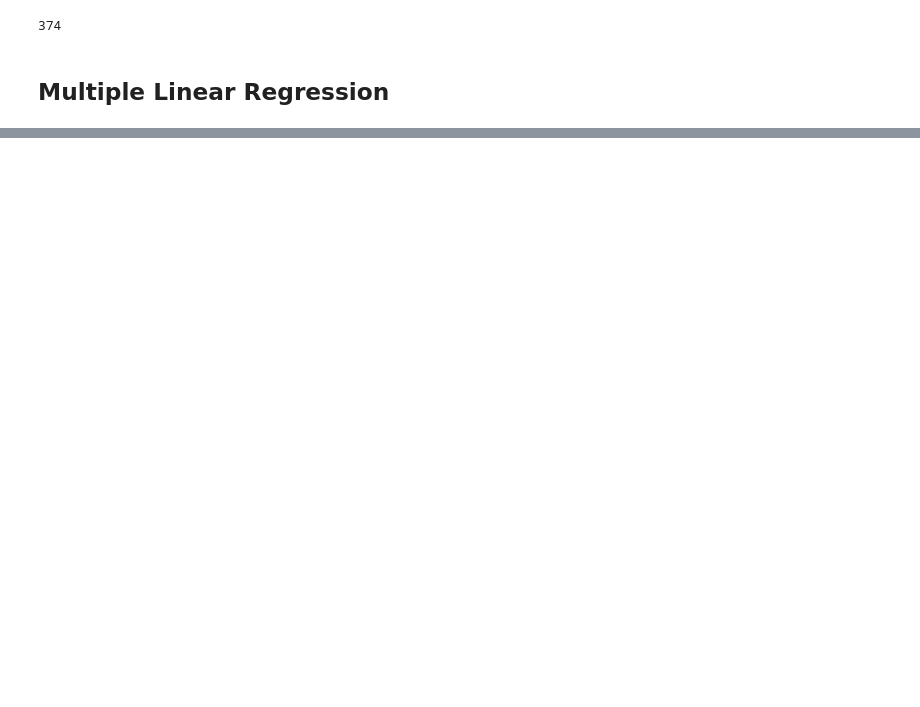
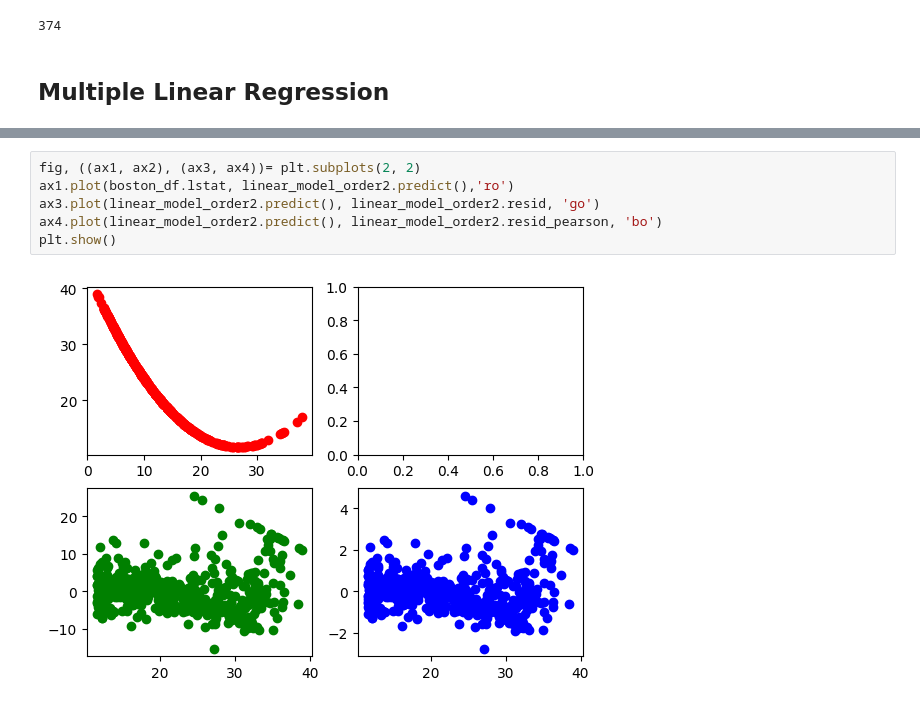
Before and after one commit to javiermunozalonso/introduction_to_statistical_learning_with_python, a Jupyter notebook: statistical_learning/notebooks/3_Linear Regression.ipynb, the cells around one changed output, grey strips where cells are left out. Drawn from its saved outputs; the diff is of its cells as text; blank space fills up the shorter version.

```diff
--- a/statistical_learning/notebooks/3_Linear Regression.ipynb
+++ b/statistical_learning/notebooks/3_Linear Regression.ipynb
@@ -147,0 +255,8 @@ strong multicollinearity or other numerical problems.
+# %%
+fig, ((ax1, ax2), (ax3, ax4))= plt.subplots(2, 2)
+ax1.plot(boston_df.lstat, linear_model_order2.predict(),'ro')
+ax3.plot(linear_model_order2.predict(), linear_model_order2.resid, 'go')
+ax4.plot(linear_model_order2.predict(), linear_model_order2.resid_pearson, 'bo')
+plt.show()
+# %% [output]
+[figure, added]
```
Also changed, not shown: parts of 27 cells of this notebook.
